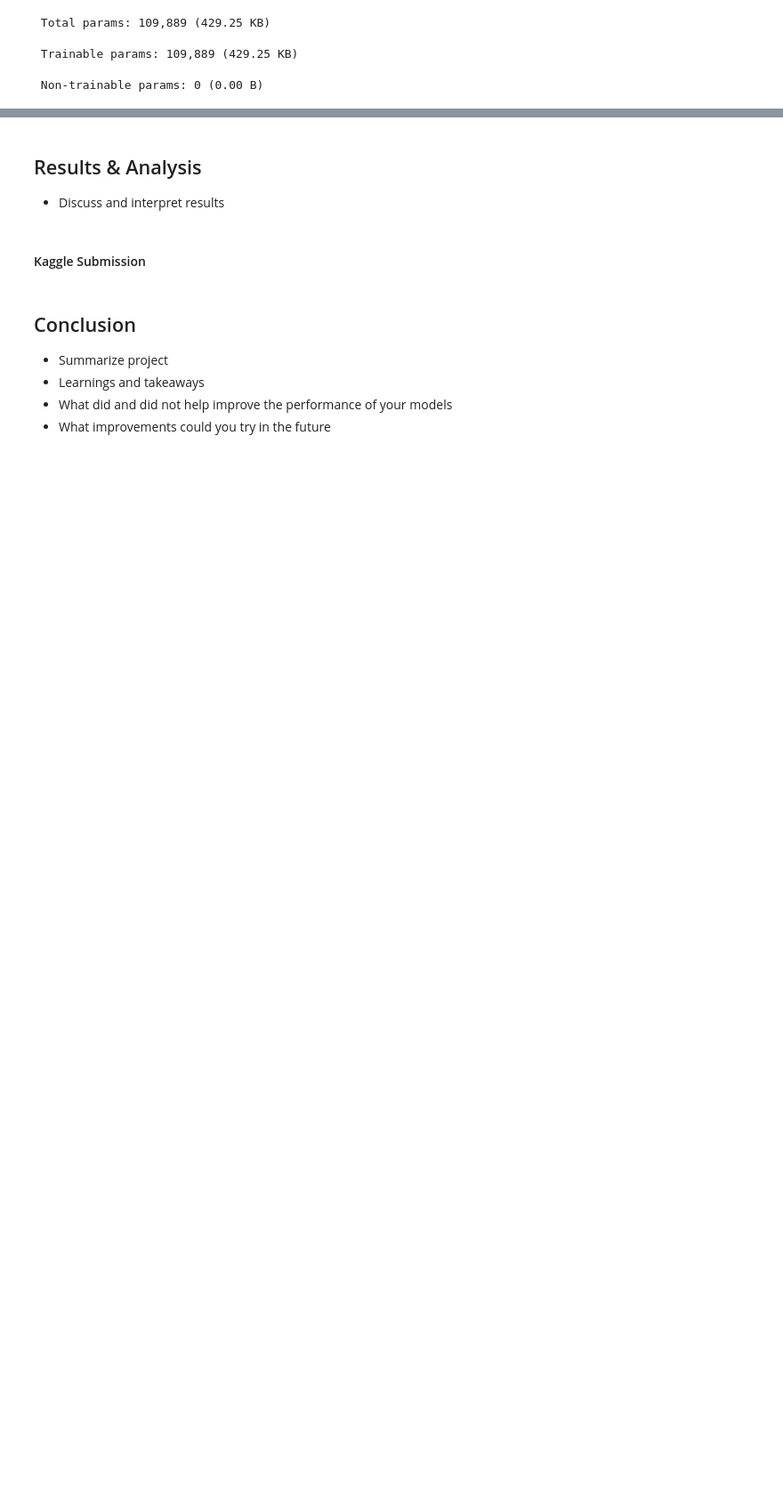
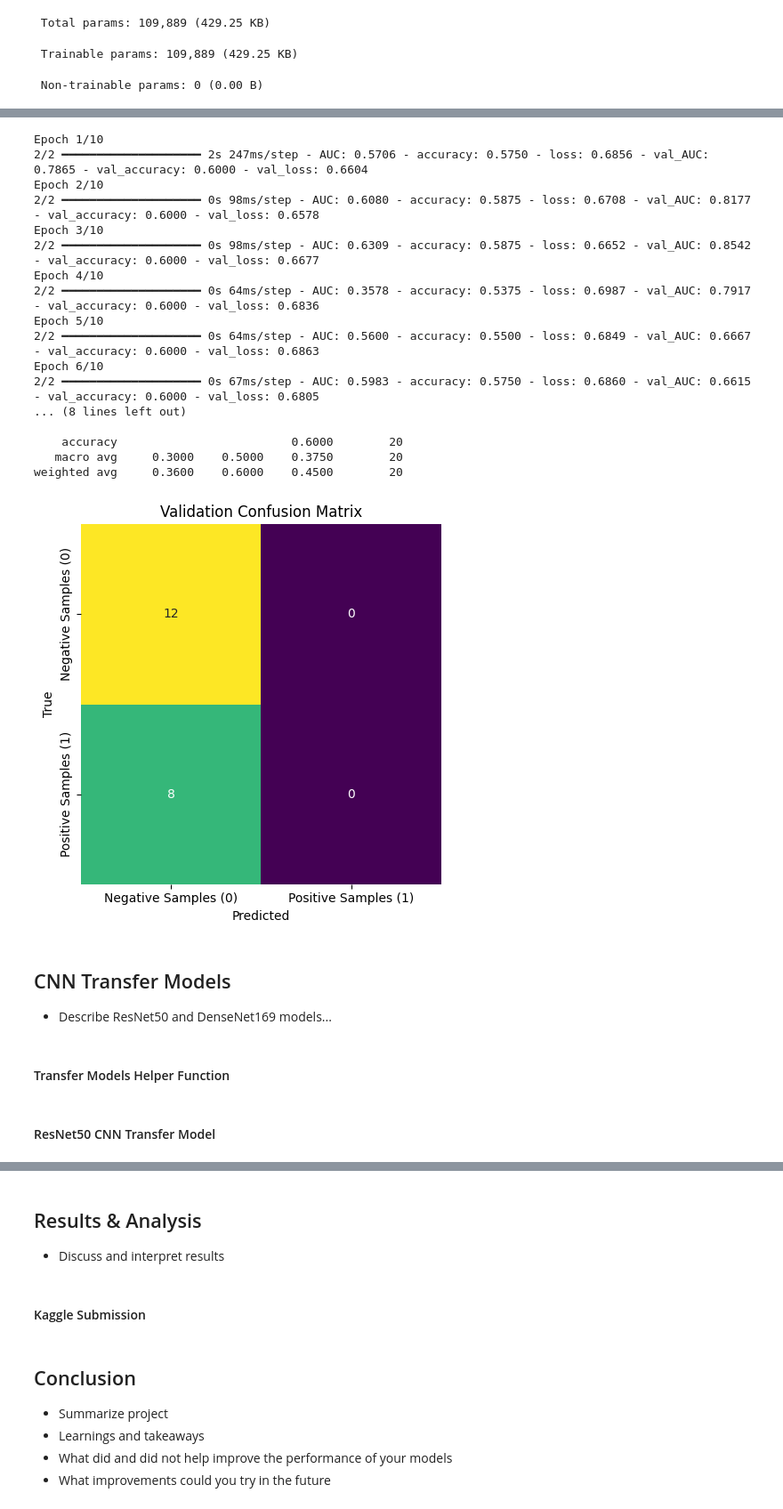
Before and after one commit to ryan-bulger/Cancer-Detection, a Jupyter notebook: metastatic_cancer_detection.ipynb, the cells around one changed output, grey strips where cells are left out. Shown at 89% size. Drawn from its saved outputs; the diff is of its cells as text; code cells hidden in the pictures; blank space fills up the shorter version.

Commit message:
added other CNN  model

```diff
--- a/metastatic_cancer_detection.ipynb
+++ b/metastatic_cancer_detection.ipynb
@@ -275,7 +259,7 @@ train_paths
 train_labels_df = pd.read_csv('./train_labels.csv')
 
 # Take random samples from the train_labels_df (to reduce training time)
-train_labels_df = train_labels_df.sample(100)
+train_labels_df = train_labels_df.sample(SAMPLE_SIZE)
 
 # Training-Validation split
 train_df, val_df = train_test_split(train_labels_df, test_size=0.2, random_state=42, stratify=train_labels_df['label'])
@@ -470,0 +512,11 @@ weighted avg     0.8000    0.7000    0.6400        20
+# %%
+# Create the baseline model instance
+tuned_baseline_cnn_model = build_baseline_cnn(dropout_rate=best_dropout_rate)
+tuned_baseline_cnn_model.compile(
+    optimizer=keras.optimizers.Adam(learning_rate=best_learning_rate),
+    loss='binary_crossentropy',
+    metrics=['AUC','accuracy']
+)
+
+# Display baseline model structure
+tuned_baseline_cnn_model.summary()
@@ -470,0 +545,37 @@ weighted avg     0.8000    0.7000    0.6400        20
+# %%
+# Fit the baseline model
+fit_CNN_model(
+    tuned_baseline_cnn_model,
+    train_ds,
+    val_ds,
+    n_train=len(training_labels),
+    n_val=len(validation_labels),
+    batch_size=BATCH_SIZE
+)
+
+# Create evaluation metrics
+evaulation_outputs(tuned_baseline_cnn_model, val_ds)
+# %% [output]
+Epoch 1/10
+2/2 ━━━━━━━━━━━━━━━━━━━━ 2s 247ms/step - AUC: 0.5706 - accuracy: 0.5750 - loss: 0.6856 - val_AUC: 0.7865 - val_accuracy: 0.6000 - val_loss: 0.6604
+Epoch 2/10
+2/2 ━━━━━━━━━━━━━━━━━━━━ 0s 98ms/step - AUC: 0.6080 - accuracy: 0.5875 - loss: 0.6708 - val_AUC: 0.8177 - val_accuracy: 0.6000 - val_loss: 0.6578
+Epoch 3/10
+2/2 ━━━━━━━━━━━━━━━━━━━━ 0s 98ms/step - AUC: 0.6309 - accuracy: 0.5875 - loss: 0.6652 - val_AUC: 0.8542 - val_accuracy: 0.6000 - val_loss: 0.6677
+Epoch 4/10
+2/2 ━━━━━━━━━━━━━━━━━━━━ 0s 64ms/step - AUC: 0.3578 - accuracy: 0.5375 - loss: 0.6987 - val_AUC: 0.7917 - val_accuracy: 0.6000 - val_loss: 0.6836
+Epoch 5/10
+2/2 ━━━━━━━━━━━━━━━━━━━━ 0s 64ms/step - AUC: 0.5600 - accuracy: 0.5500 - loss: 0.6849 - val_AUC: 0.6667 - val_accuracy: 0.6000 - val_loss: 0.6863
+Epoch 6/10
+2/2 ━━━━━━━━━━━━━━━━━━━━ 0s 67ms/step - AUC: 0.5983 - accuracy: 0.5750 - loss: 0.6860 - val_AUC: 0.6615 - val_accuracy: 0.6000 - val_loss: 0.6805
+... (8 lines left out)
+
+    accuracy                         0.6000        20
+   macro avg     0.3000    0.5000    0.3750        20
+weighted avg     0.3600    0.6000    0.4500        20
+[figure, added]
+# %% [markdown]
+## CNN Transfer Models
+- Describe ResNet50 and DenseNet169 models...
+# %% [markdown]
+#### Transfer Models Helper Function
@@ -470,0 +608,2 @@ weighted avg     0.8000    0.7000    0.6400        20
+# %% [markdown]
+#### ResNet50 CNN Transfer Model
```
Also changed, not shown: parts of 23 cells of this notebook, 4 other files.
